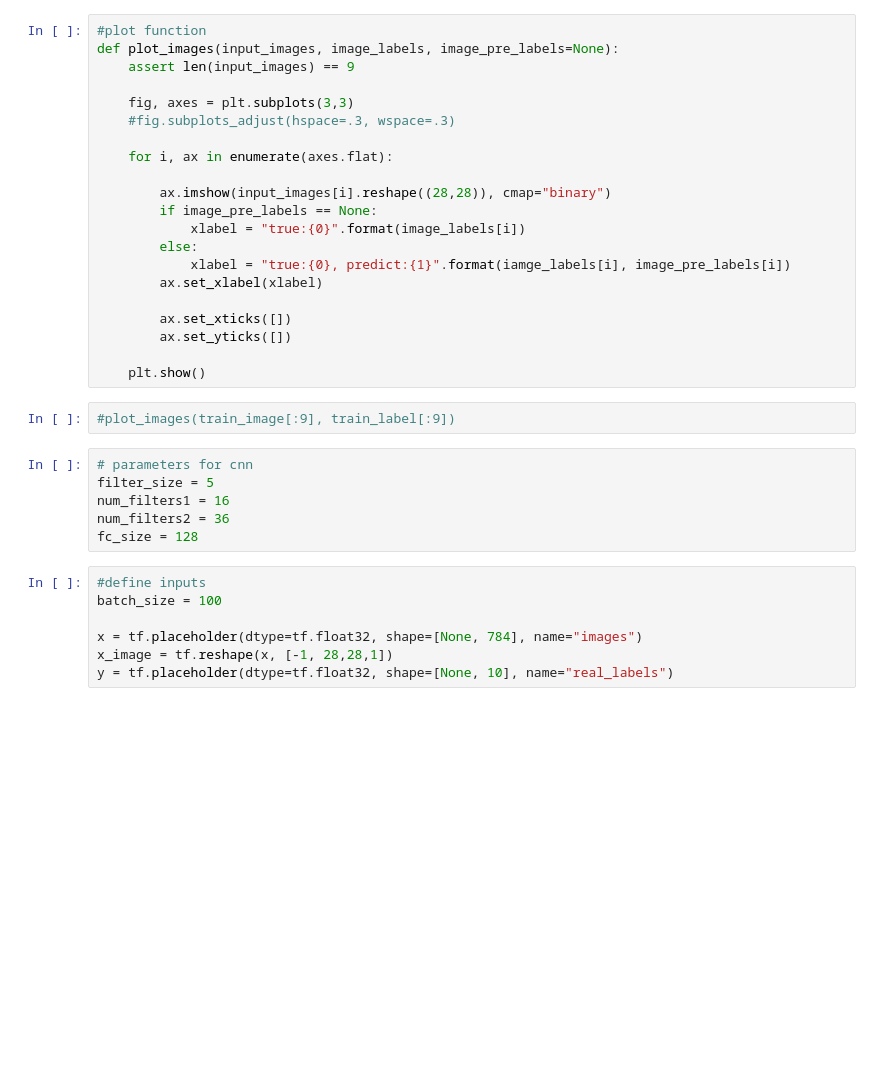
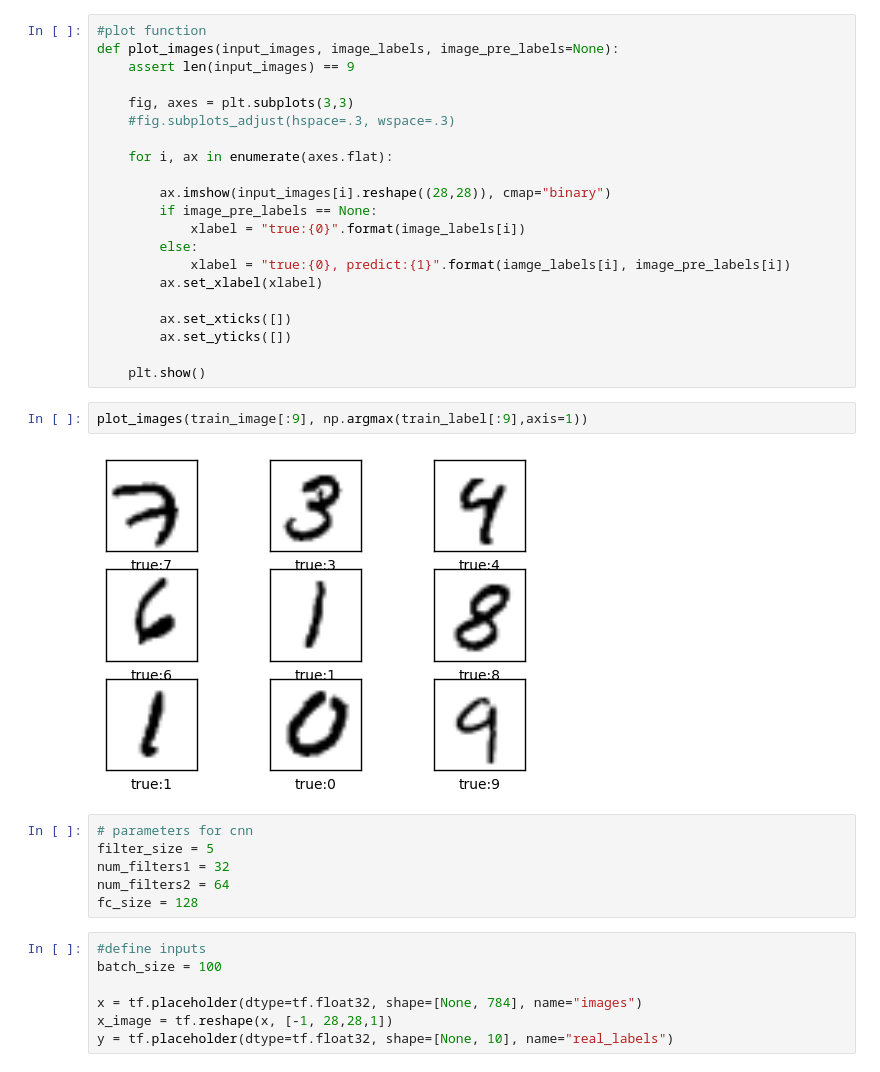
Before and after one commit to liyingxuan89/deep_learning_applications, a Jupyter notebook: 02_convolution_neural_network.ipynb, the cells around one changed output. Saved outputs shown, nothing was run; the diff lists cells and outputs as text; blank space fills up the shorter version.

```diff
--- a/02_convolution_neural_network.ipynb
+++ b/02_convolution_neural_network.ipynb
@@ -47,12 +47,14 @@ def plot_images(input_images, image_labels, image_pre_labels=None):
 
     plt.show()
 # %%
-#plot_images(train_image[:9], train_label[:9])
+plot_images(train_image[:9], np.argmax(train_label[:9],axis=1))
+# %% [output]
+[figure, added]
 # %%
 # parameters for cnn
 filter_size = 5
-num_filters1 = 16
-num_filters2 = 36
+num_filters1 = 32
+num_filters2 = 64
 fc_size = 128
 # %%
 #define inputs
```
Also changed, not shown: parts of 7 cells of this notebook.
